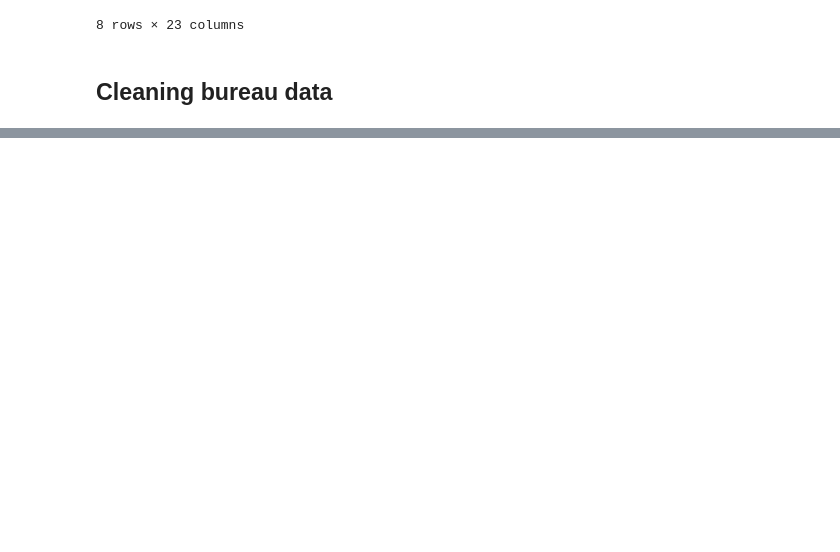
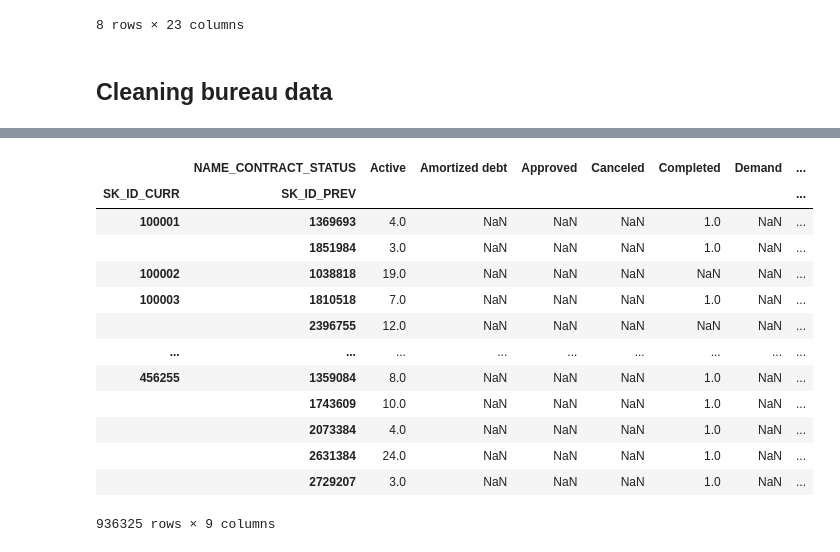
Before and after one commit to kaiwenShen/credit_default_prediction_kaggle, a Jupyter notebook: data_EDA.ipynb, the cells around one changed output, grey strips where cells are left out. Drawn from its saved outputs; the diff is of its cells as text; code cells hidden in the pictures; blank space fills up the shorter version.

```diff
--- a/data_EDA.ipynb
+++ b/data_EDA.ipynb
@@ -356,0 +238,3 @@ KeyboardInterrupt:
+# %%
+# encode the NAME_CONTRACT_STATUS
+POS_CASH_balance['NAME_CONTRACT_STATUS'] = POS_CASH_balance['NAME_CONTRACT_STATUS'].map({'Active': 0, 'Completed': 1, 'Signed': 2, 'Approved': 3, 'Returned to the store': 4, 'Demand': 5, 'Canceled': 6, 'XNA': 7, })
@@ -356,0 +369,17 @@ KeyboardInterrupt:
+# %%
+POS_CASH_balance.groupby(['SK_ID_CURR','SK_ID_PREV'])['NAME_CONTRACT_STATUS'].value_counts().unstack().fillna(0)
+# %% [output]
+|  | NAME_CONTRACT_STATUS | Active | Amortized debt | Approved | Canceled | Completed | Demand | ... |
+| SK_ID_CURR | SK_ID_PREV |  |  |  |  |  |  | ... |
+| 100001 | 1369693 | 4.0 | NaN | NaN | NaN | 1.0 | NaN | ... |
+|  | 1851984 | 3.0 | NaN | NaN | NaN | 1.0 | NaN | ... |
+| 100002 | 1038818 | 19.0 | NaN | NaN | NaN | NaN | NaN | ... |
+| 100003 | 1810518 | 7.0 | NaN | NaN | NaN | 1.0 | NaN | ... |
+|  | 2396755 | 12.0 | NaN | NaN | NaN | NaN | NaN | ... |
+| ... | ... | ... | ... | ... | ... | ... | ... | ... |
+| 456255 | 1359084 | 8.0 | NaN | NaN | NaN | 1.0 | NaN | ... |
+|  | 1743609 | 10.0 | NaN | NaN | NaN | 1.0 | NaN | ... |
+|  | 2073384 | 4.0 | NaN | NaN | NaN | 1.0 | NaN | ... |
+|  | 2631384 | 24.0 | NaN | NaN | NaN | 1.0 | NaN | ... |
+|  | 2729207 | 3.0 | NaN | NaN | NaN | 1.0 | NaN | ... |
+936325 rows × 9 columns
```
Also changed, not shown: parts of 40 cells of this notebook.
